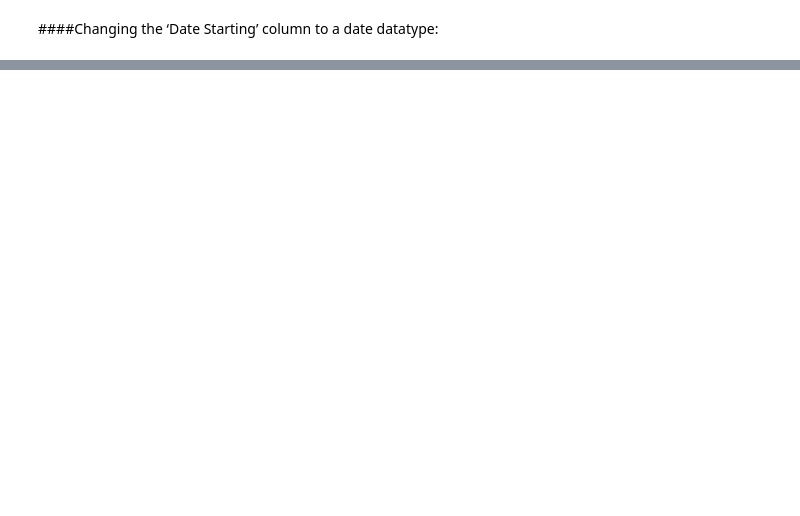
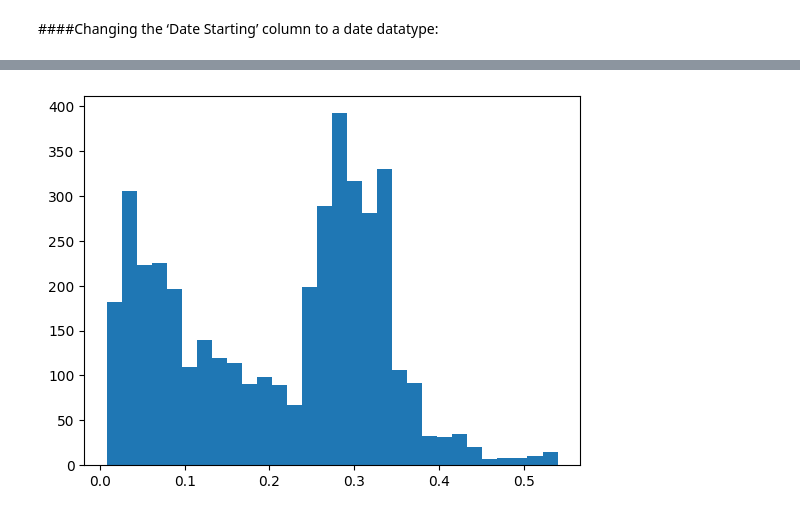
Before and after one commit to mofuoku417/anomaly-detection, a Jupyter notebook: Detecting_Anomalies_In_Crude_Oil_Prices_Using_Deep_Learning.ipynb, the cells around one changed output, grey strips where cells are left out. Drawn from its saved outputs; the diff is of its cells as text; code cells hidden in the pictures; blank space fills up the shorter version.

```diff
--- a/Detecting_Anomalies_In_Crude_Oil_Prices_Using_Deep_Learning.ipynb
+++ b/Detecting_Anomalies_In_Crude_Oil_Prices_Using_Deep_Learning.ipynb
@@ -239,0 +228,10 @@ dtype: object
+# %%
+# Anomaly is defined as a substantial reconstruction error.
+# This value above which we label anomalous can be defined.
+# Consider MAE in training prediction.
+
+trainPredict = model.predict(trainX)
+trainMAE = np.mean(np.abs(trainPredict - trainX), axis=1)
+plt.hist(trainMAE, bins=30)
+max_trainMAE = 0.3
+# %% [output]
@@ -239,0 +239 @@ dtype: object
+[figure, added]
```
Also changed, not shown: parts of 48 cells of this notebook.
